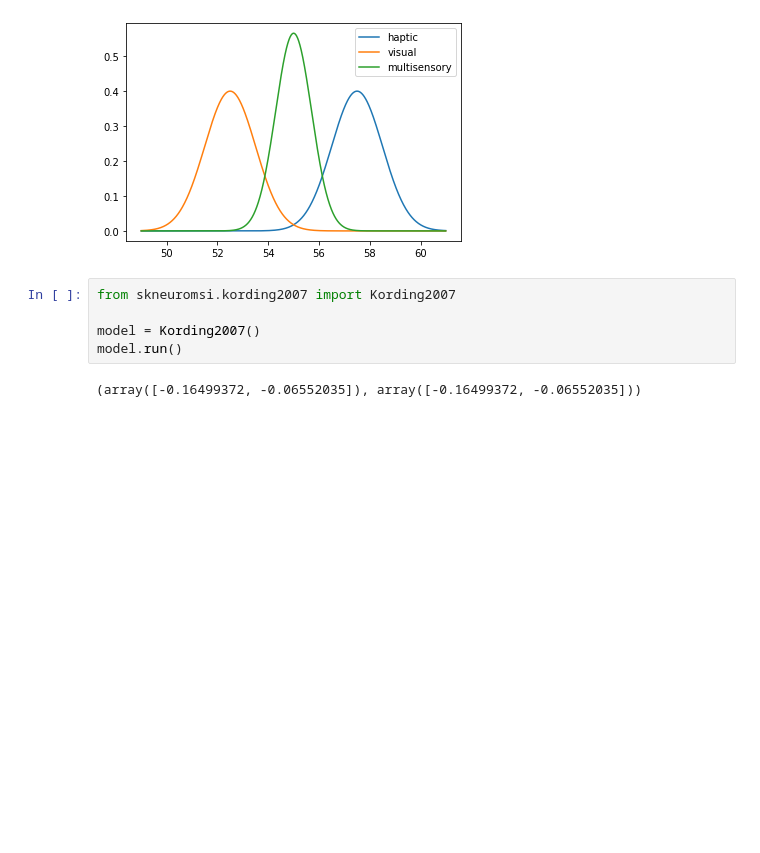
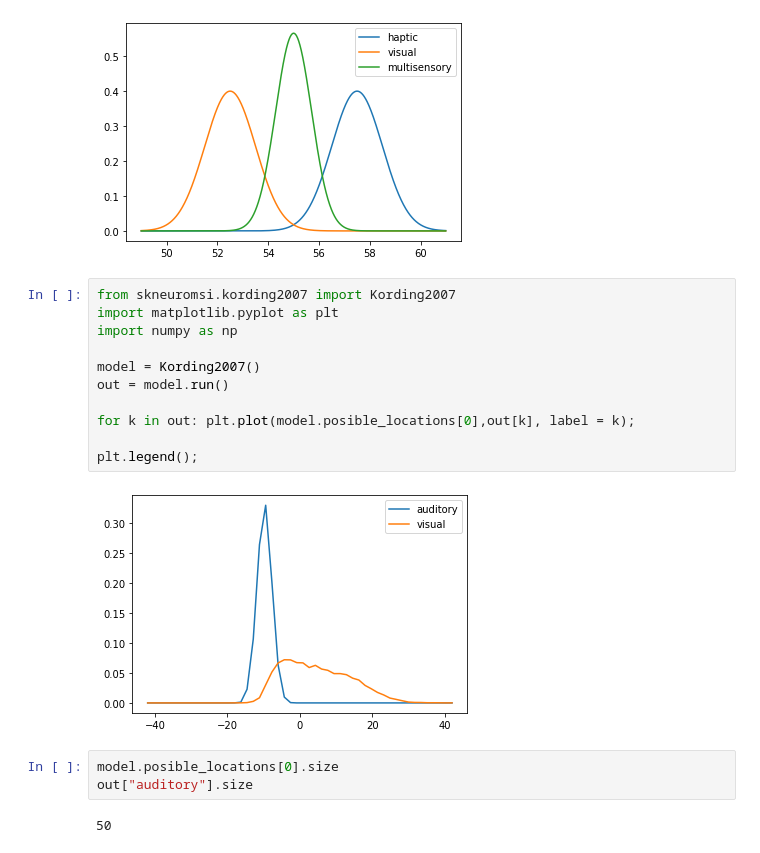
Before and after one commit to renatoparedes/scikit-neuromsi, a Jupyter notebook: drafts/sample.ipynb, the cells around one changed output. Cells and saved outputs as stored; diff of their text form; blank space fills up the shorter version.

Commit message:
Kording running

```diff
--- a/drafts/sample.ipynb
+++ b/drafts/sample.ipynb
@@ -19,10 +19,21 @@ for k in out: plt.plot(model.posible_heights,out[k], label = k);
 plt.legend();
 # %% [output]
 [figure]
-# %%
-from skneuromsi.kording2007 import Kording2007
-
-model = Kording2007()
-model.run()
-# %% [output]
-(array([-0.16499372, -0.06552035]), array([-0.16499372, -0.06552035]))
+# %%
+from skneuromsi.kording2007 import Kording2007
+import matplotlib.pyplot as plt
+import numpy as np
+
+model = Kording2007()
+out = model.run()
+
+for k in out: plt.plot(model.posible_locations[0],out[k], label = k);
+
+plt.legend();
+# %% [output]
+[figure, added]
+# %%
+model.posible_locations[0].size
+out["auditory"].size
+# %% [output]
+50
```
Also changed, not shown: parts of 1 cell of this notebook, 1 other file.
